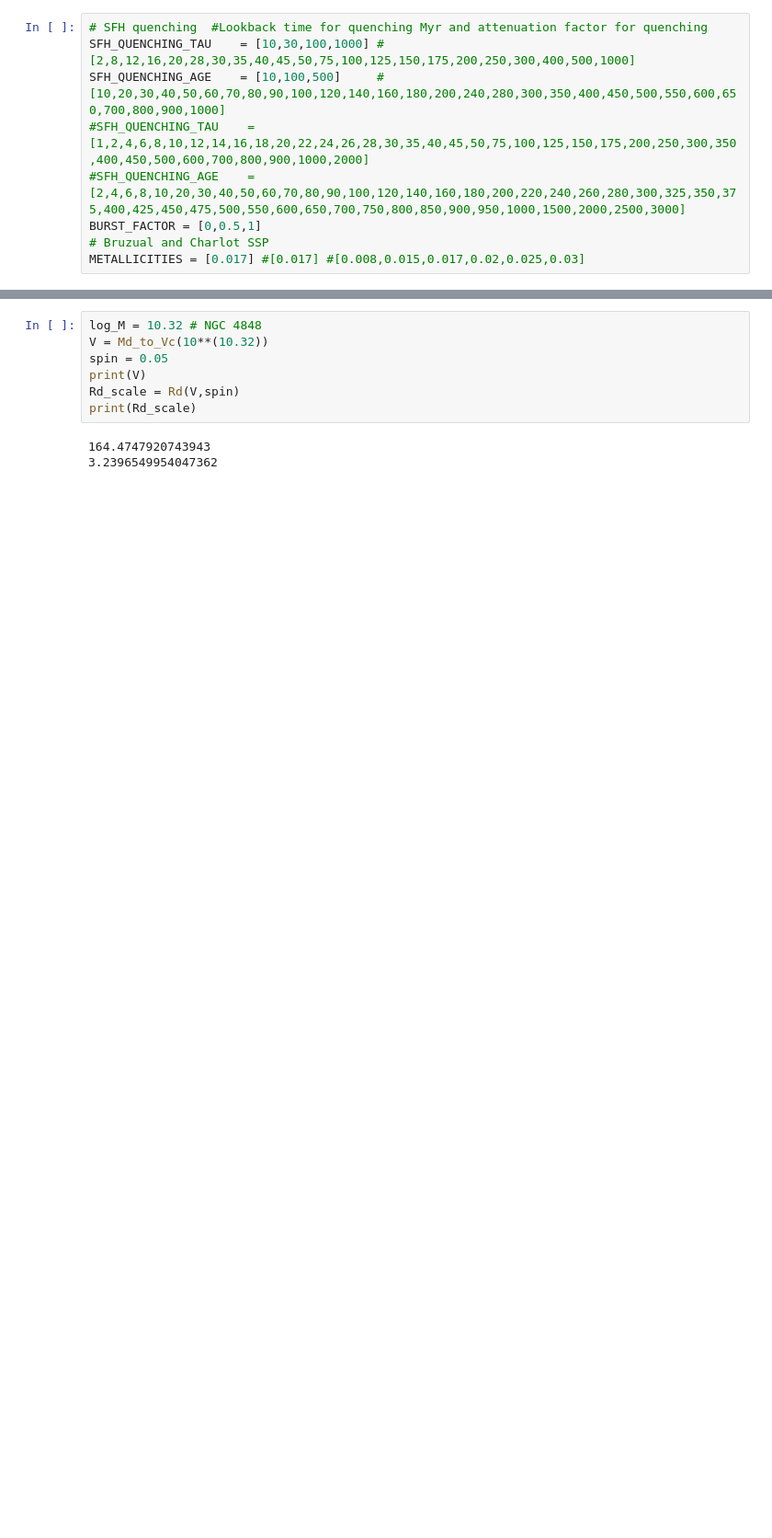
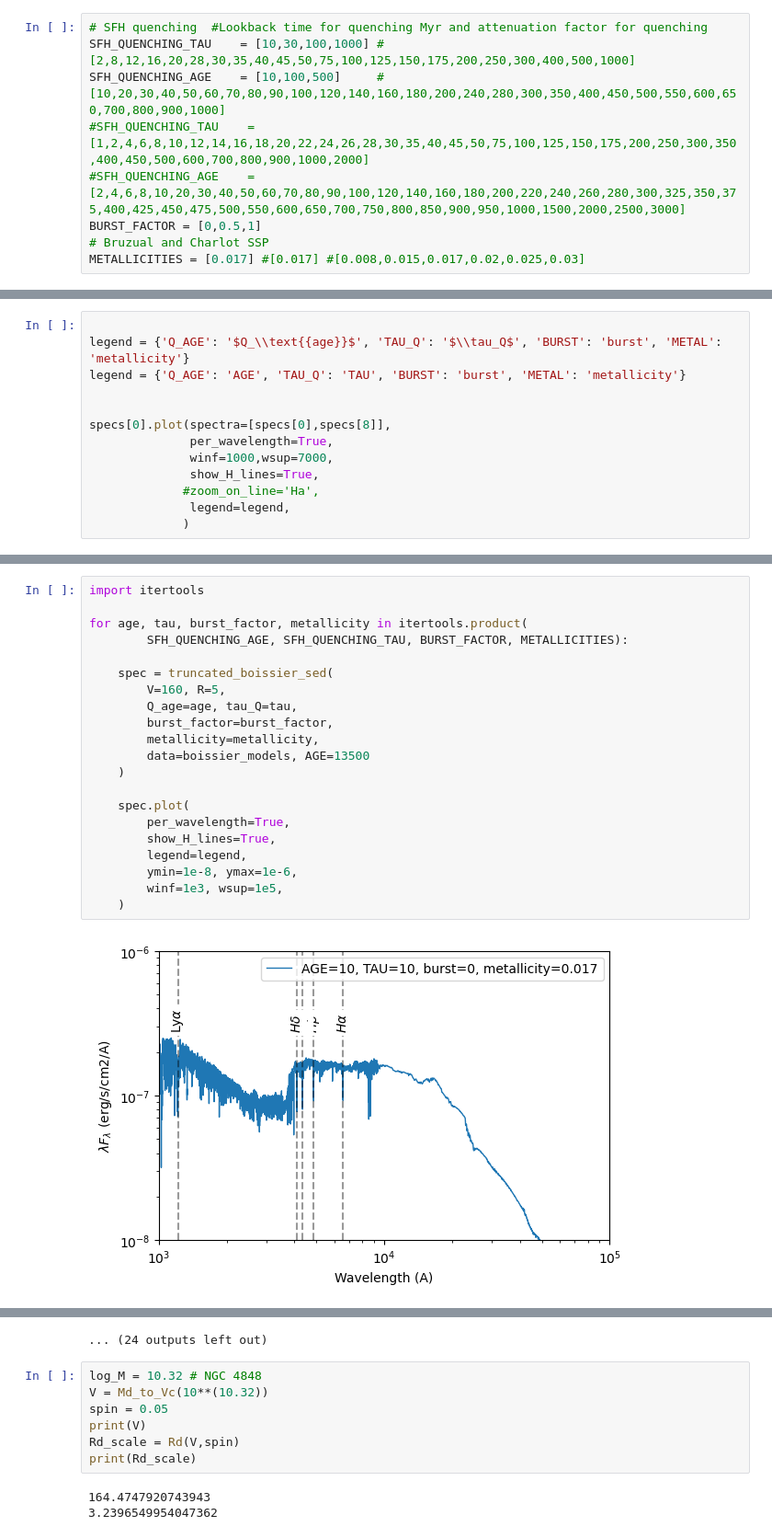
Before and after one commit to robertoinfurna/Jellifish, a Jupyter notebook: build_boissier.ipynb, the cells around one changed output, grey strips where cells are left out. Shown at 92% size. Drawn from its saved outputs; the diff is of its cells as text; blank space fills up the shorter version.

Commit message:
boissier model builders ready

```diff
--- a/build_boissier.ipynb
+++ b/build_boissier.ipynb
@@ -498,0 +369,13 @@ specs = truncated_boissier_SEDs(V=160,R=7.5,
+# %%
+
+legend = {'Q_AGE': '$Q_\\text{{age}}$', 'TAU_Q': '$\\tau_Q$', 'BURST': 'burst', 'METAL': 'metallicity'}
+legend = {'Q_AGE': 'AGE', 'TAU_Q': 'TAU', 'BURST': 'burst', 'METAL': 'metallicity'}
+
+
+specs[0].plot(spectra=[specs[0],specs[8]],
+              per_wavelength=True,
+              winf=1000,wsup=7000,
+              show_H_lines=True,
+             #zoom_on_line='Ha',
+              legend=legend,
+             )
@@ -498,0 +395,23 @@ specs = truncated_boissier_SEDs(V=160,R=7.5,
+# %%
+import itertools
+
+for age, tau, burst_factor, metallicity in itertools.product(
+        SFH_QUENCHING_AGE, SFH_QUENCHING_TAU, BURST_FACTOR, METALLICITIES):
+
+    spec = truncated_boissier_sed(
+        V=160, R=5,
+        Q_age=age, tau_Q=tau,
+        burst_factor=burst_factor,
+        metallicity=metallicity,
+        data=boissier_models, AGE=13500
+    )
+
+    spec.plot(
+        per_wavelength=True,
+        show_H_lines=True,
+        legend=legend,
+        ymin=1e-8, ymax=1e-6,
+        winf=1e3, wsup=1e5,
+    )
+# %% [output]
+[figure, added]
@@ -499,3 +429,4 @@ specs = truncated_boissier_SEDs(V=160,R=7.5,
+... (24 outputs left out)
 # %%
 log_M = 10.32 # NGC 4848
 V = Md_to_Vc(10**(10.32))
```
Also changed, not shown: parts of 12 cells of this notebook.
